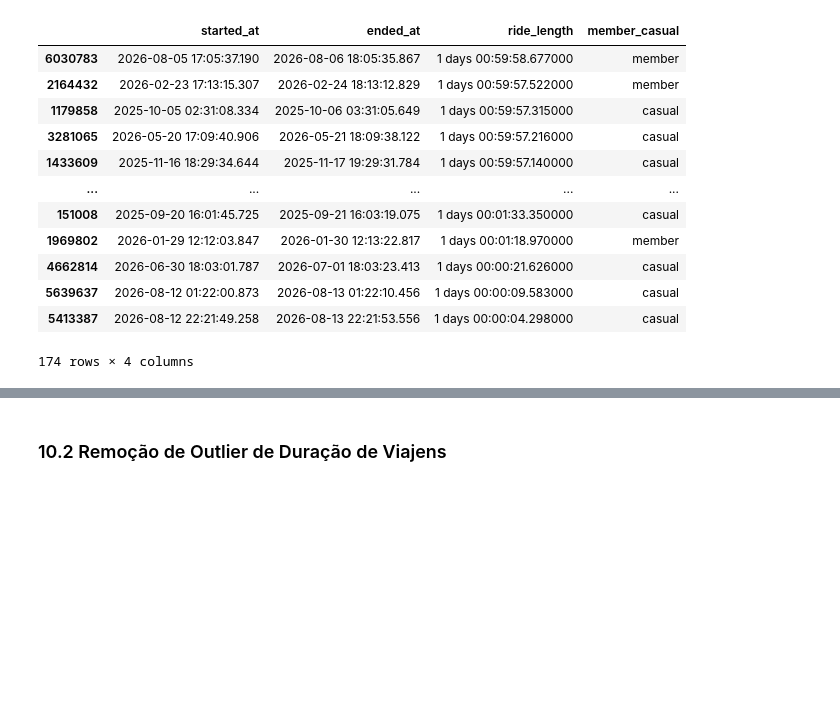
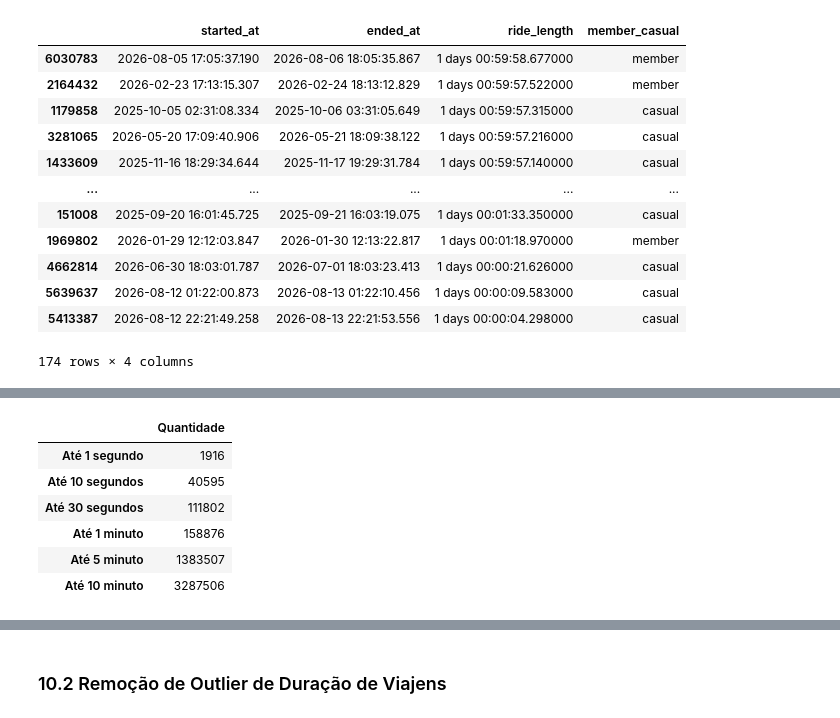
Before and after one commit to AleCecilio/Analise_Cyclistic, a Jupyter notebook: notebooks/02_data_cleaning.ipynb, the cells around one changed output, grey strips where cells are left out. Drawn from its saved outputs; the diff is of its cells as text; code cells hidden in the pictures; blank space fills up the shorter version.

```diff
--- a/notebooks/02_data_cleaning.ipynb
+++ b/notebooks/02_data_cleaning.ipynb
@@ -1706,0 +1743,22 @@ display(
+# %%
+# Quantifica viagens com duração muito curta
+
+short_rides = pd.Series({
+    "Até 1 segundo": (df["ride_length"] <= pd.Timedelta(seconds=1)).sum(),
+    "Até 10 segundos": (df["ride_length"] <= pd.Timedelta(seconds=10)).sum(),
+    "Até 30 segundos": (df["ride_length"] <= pd.Timedelta(seconds=30)).sum(),
+    "Até 1 minuto": (df["ride_length"] <= pd.Timedelta(minutes=1)).sum(),
+    "Até 5 minuto": (df["ride_length"] <= pd.Timedelta(minutes=5)).sum(),
+    "Até 10 minuto": (df["ride_length"] <= pd.Timedelta(minutes=10)).sum()
+
+})
+
+display(short_rides.to_frame("Quantidade"))
+# %% [output]
+|  | Quantidade |
+| Até 1 segundo | 1916 |
+| Até 10 segundos | 40595 |
+| Até 30 segundos | 111802 |
+| Até 1 minuto | 158876 |
+| Até 5 minuto | 1383507 |
+| Até 10 minuto | 3287506 |
```
Also changed, not shown: parts of 27 cells of this notebook, 1 other file.
